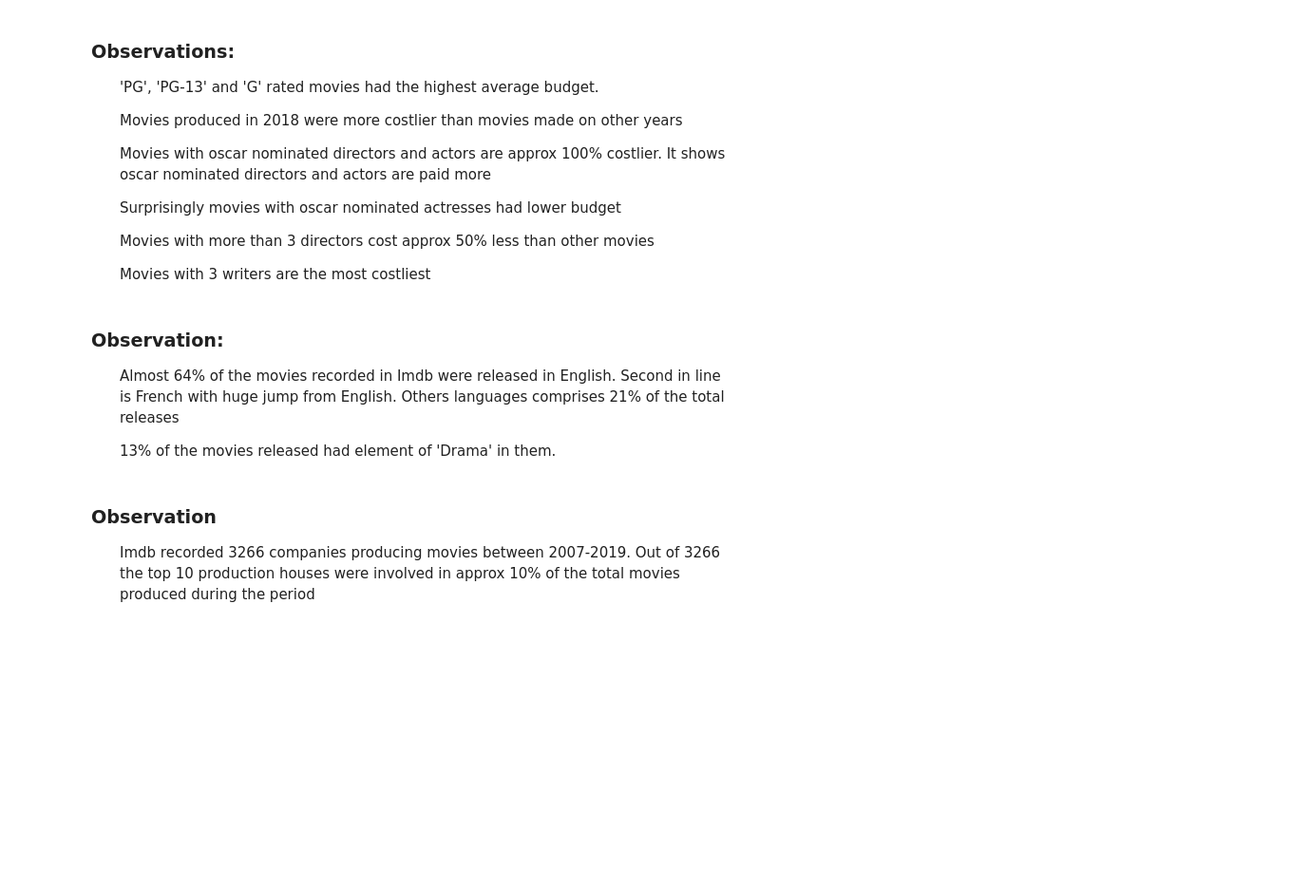
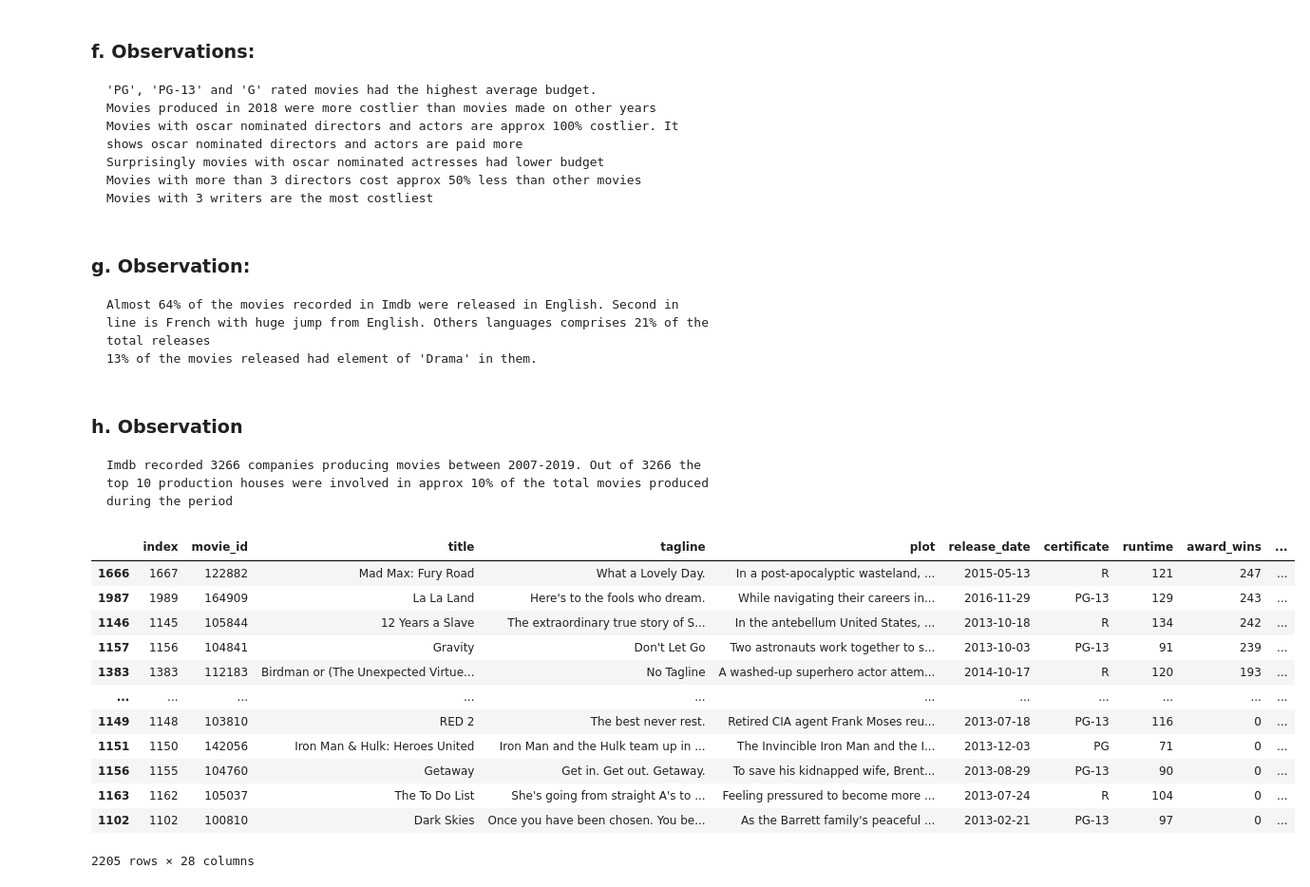
Before and after one commit to Maximus41/Imdb-Movies-EDA, a Jupyter notebook: Movies_EDA.ipynb, the cells around one changed output. Shown at 95% size. Drawn from its saved outputs; the diff is of its cells as text; code cells hidden in the pictures; blank space fills up the shorter version.

```diff
--- a/Movies_EDA.ipynb
+++ b/Movies_EDA.ipynb
@@ -799,13 +951,14 @@ for index in enumerate(columns_cat):
     ax.grid(True)
     plt.xticks(rotation = 45)
 # %% [markdown]
-<h3>Observations:</h3>
-    <ul>'PG', 'PG-13' and 'G' rated movies had the highest average budget.</ul>
-    <ul>Movies produced in 2018 were more costlier than movies made on other years</ul>
-    <ul>Movies with oscar nominated directors and actors are approx 100% costlier. It shows oscar nominated directors and actors are paid more</ul>
-    <ul>Surprisingly movies with oscar nominated actresses had lower budget</ul>
-    <ul>Movies with more than 3 directors cost approx 50% less than other movies</ul>
-    <ul>Movies with 3 writers are the most costliest</ul>
+<h3>f. Observations:</h3>
+
+    'PG', 'PG-13' and 'G' rated movies had the highest average budget.
+    Movies produced in 2018 were more costlier than movies made on other years
+    Movies with oscar nominated directors and actors are approx 100% costlier. It shows oscar nominated directors and actors are paid more
+    Surprisingly movies with oscar nominated actresses had lower budget
+    Movies with more than 3 directors cost approx 50% less than other movies
+    Movies with 3 writers are the most costliest
 # %%
 fig, ax = plt.subplots(1, 2, figsize=(15, 15))
 
@@ -827,9 +980,10 @@ ax[1].set_title('Movie Distribution by Gnere', fontsize = 15)
 
 plt.show()
 # %% [markdown]
-<h3>Observation:</h3>
-<ul>Almost 64% of the movies recorded in Imdb were released in English. Second in line is French with huge jump from English. Others languages comprises 21% of the total releases</ul>
-<ul>13% of the movies released had element of 'Drama' in them.</ul>
+<h3>g. Observation:</h3>
+
+    Almost 64% of the movies recorded in Imdb were released in English. Second in line is French with huge jump from English. Others languages comprises 21% of the total releases
+    13% of the movies released had element of 'Drama' in them.
 # %%
 fig1, axes = plt.subplots(1, 2, figsize=(15,15))
 #Top 15 production houses
@@ -847,5 +1001,22 @@ axes[1].set_title('Percentage of total movies produced by Production Houses', fo
 
 plt.show()
 # %% [markdown]
-<h3>Observation</h3>
-<ul>Imdb recorded 3266 companies producing movies between 2007-2019. Out of 3266 the top 10 production houses were involved in approx 10% of the total movies produced during the period</ul>
+<h3>h. Observation</h3>
+
+    Imdb recorded 3266 companies producing movies between 2007-2019. Out of 3266 the top 10 production houses were involved in approx 10% of the total movies produced during the period
+# %%
+df_movie.sort_values(by = 'award_wins', ascending = False)
+# %% [output]
+|  | index | movie_id | title | tagline | plot | release_date | certificate | runtime | award_wins | ... |
+| 1666 | 1667 | 122882 | Mad Max: Fury Road | What a Lovely Day. | In a post-apocalyptic wasteland, ... | 2015-05-13 | R | 121 | 247 | ... |
+| 1987 | 1989 | 164909 | La La Land | Here's to the fools who dream. | While navigating their careers in... | 2016-11-29 | PG-13 | 129 | 243 | ... |
+| 1146 | 1145 | 105844 | 12 Years a Slave | The extraordinary true story of S... | In the antebellum United States, ... | 2013-10-18 | R | 134 | 242 | ... |
+| 1157 | 1156 | 104841 | Gravity | Don't Let Go | Two astronauts work together to s... | 2013-10-03 | PG-13 | 91 | 239 | ... |
+| 1383 | 1383 | 112183 | Birdman or (The Unexpected Virtue... | No Tagline | A washed-up superhero actor attem... | 2014-10-17 | R | 120 | 193 | ... |
+| ... | ... | ... | ... | ... | ... | ... | ... | ... | ... | ... |
+| 1149 | 1148 | 103810 | RED 2 | The best never rest. | Retired CIA agent Frank Moses reu... | 2013-07-18 | PG-13 | 116 | 0 | ... |
+| 1151 | 1150 | 142056 | Iron Man & Hulk: Heroes United | Iron Man and the Hulk team up in ... | The Invincible Iron Man and the I... | 2013-12-03 | PG | 71 | 0 | ... |
+| 1156 | 1155 | 104760 | Getaway | Get in. Get out. Getaway. | To save his kidnapped wife, Brent... | 2013-08-29 | PG-13 | 90 | 0 | ... |
+| 1163 | 1162 | 105037 | The To Do List | She's going from straight A's to ... | Feeling pressured to become more ... | 2013-07-24 | R | 104 | 0 | ... |
+| 1102 | 1102 | 100810 | Dark Skies | Once you have been chosen. You be... | As the Barrett family's peaceful ... | 2013-02-21 | PG-13 | 97 | 0 | ... |
+2205 rows × 28 columns
```
Also changed, not shown: parts of 38 cells of this notebook.
